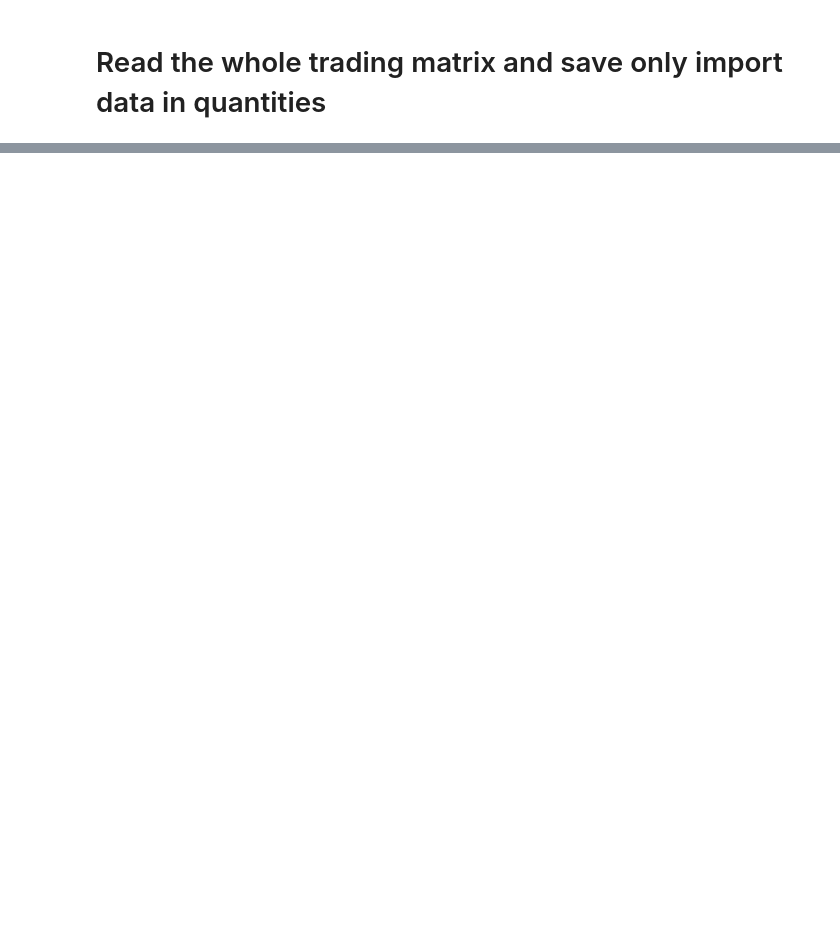
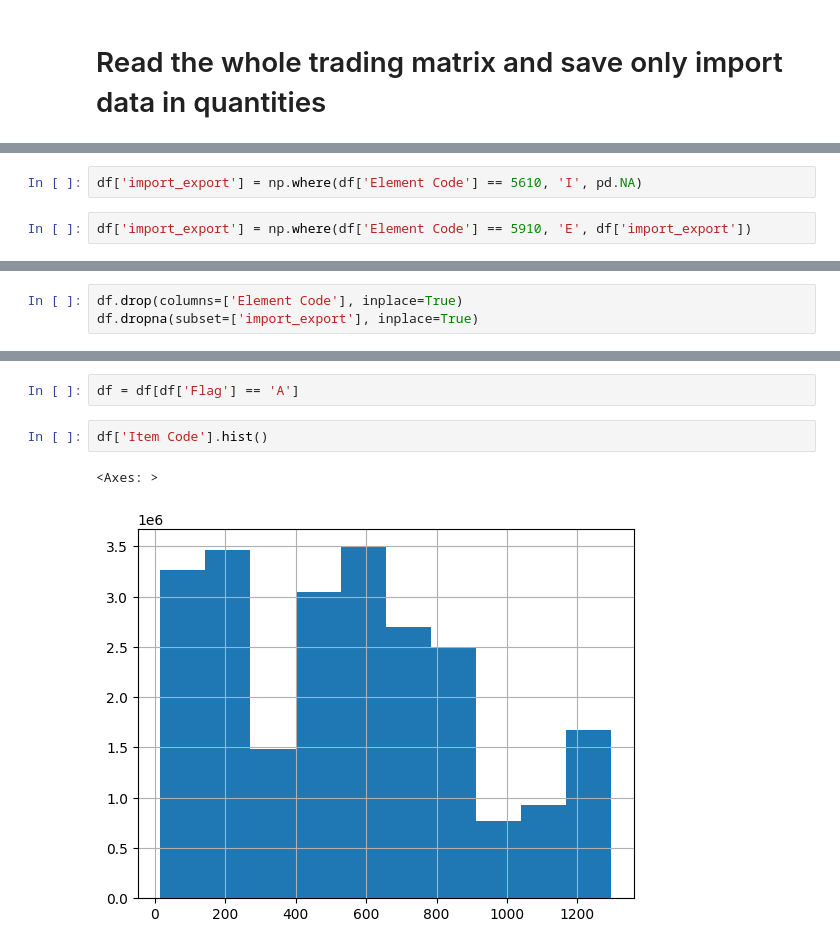
Before and after one commit to ezemriv/FAO-Food-CO2-Footprint, a Jupyter notebook: food_trading/00_read_full_trade_matrix_incolab.ipynb, the cells around one changed output, grey strips where cells are left out. Cells and saved outputs as stored; diff of their text form; blank space fills up the shorter version.

```diff
--- a/food_trading/00_read_full_trade_matrix_incolab.ipynb
+++ b/food_trading/00_read_full_trade_matrix_incolab.ipynb
@@ -140,0 +99,4 @@ trade_mx.npartitions
+# %%
+df['import_export'] = np.where(df['Element Code'] == 5610, 'I', pd.NA)
+# %%
+df['import_export'] = np.where(df['Element Code'] == 5910, 'E', df['import_export'])
@@ -140,0 +111,3 @@ trade_mx.npartitions
+# %%
+df.drop(columns=['Element Code'], inplace=True)
+df.dropna(subset=['import_export'], inplace=True)
@@ -140,0 +129,7 @@ trade_mx.npartitions
+# %%
+df = df[df['Flag'] == 'A']
+# %%
+df['Item Code'].hist()
+# %% [output]
+<Axes: >
+[figure, added]
```
Also changed, not shown: parts of 23 cells of this notebook, 5 other files.
